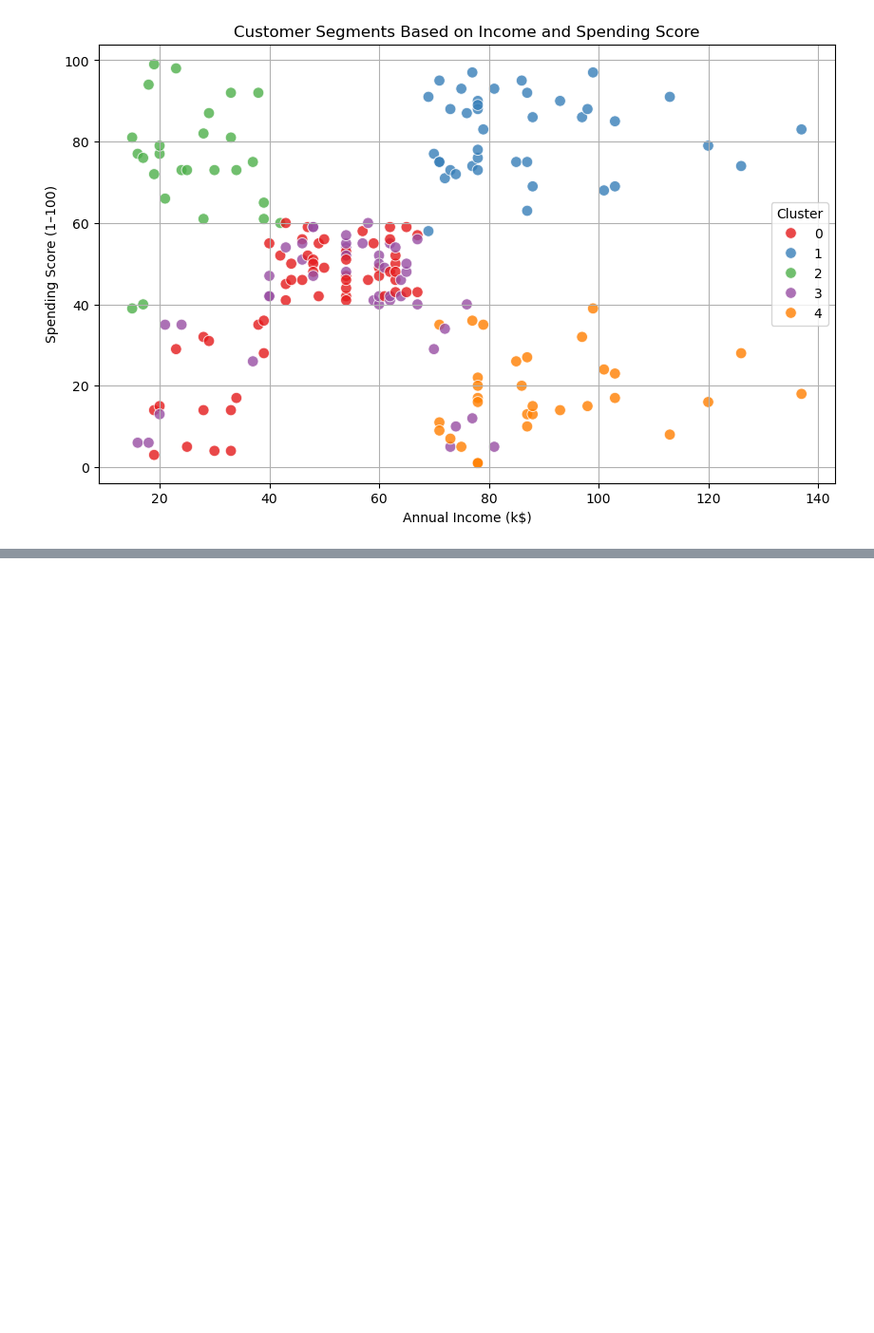
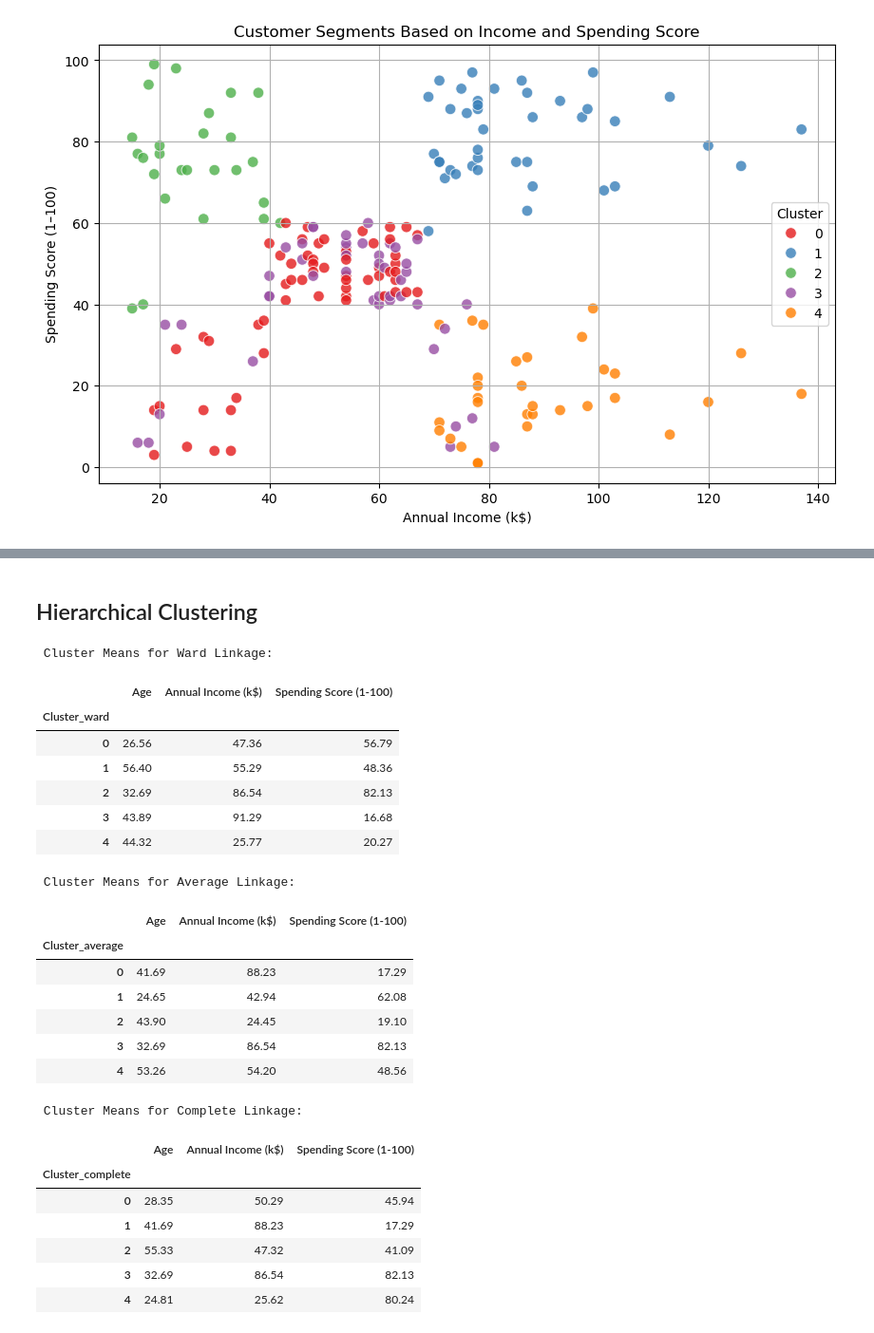
Before and after one commit to HermelaDev/Mall_Customers_Segmentation, a Jupyter notebook: customers.ipynb, the cells around one changed output, grey strips where cells are left out. Shown at 95% size. Saved outputs shown, nothing was run; the diff lists cells and outputs as text; code cells hidden in the pictures; blank space fills up the shorter version.

```diff
--- a/customers.ipynb
+++ b/customers.ipynb
@@ -280,0 +316,42 @@ plt.show()
+# %% [markdown]
+## Hierarchical Clustering
+# %%
+# Try different linkage methods and store results
+linkage_methods = ['ward', 'average', 'complete']
+clusters_dict = {}
+
+for method in linkage_methods:
+    model = AgglomerativeClustering(n_clusters=5, linkage=method)
+    labels = model.fit_predict(scaled_df)
+    clusters_dict[method] = labels
+    df[f'Cluster_{method}'] = labels
+
+# Display average Age, Income, and Spending Score for each cluster in each linkage method
+for method in linkage_methods:
+    print(f"\n Cluster Means for {method.capitalize()} Linkage:")
+    display(df.groupby(f'Cluster_{method}')[['Age', 'Annual Income (k$)', 'Spending Score (1-100)']].mean().round(2))
+# %% [output]
+ Cluster Means for Ward Linkage:
+|  | Age | Annual Income (k$) | Spending Score (1-100) |
+| Cluster_ward |  |  |  |
+| 0 | 26.56 | 47.36 | 56.79 |
+| 1 | 56.40 | 55.29 | 48.36 |
+| 2 | 32.69 | 86.54 | 82.13 |
+| 3 | 43.89 | 91.29 | 16.68 |
+| 4 | 44.32 | 25.77 | 20.27 |
+ Cluster Means for Average Linkage:
+|  | Age | Annual Income (k$) | Spending Score (1-100) |
+| Cluster_average |  |  |  |
+| 0 | 41.69 | 88.23 | 17.29 |
+| 1 | 24.65 | 42.94 | 62.08 |
+| 2 | 43.90 | 24.45 | 19.10 |
+| 3 | 32.69 | 86.54 | 82.13 |
+| 4 | 53.26 | 54.20 | 48.56 |
+ Cluster Means for Complete Linkage:
+|  | Age | Annual Income (k$) | Spending Score (1-100) |
+| Cluster_complete |  |  |  |
+| 0 | 28.35 | 50.29 | 45.94 |
+| 1 | 41.69 | 88.23 | 17.29 |
+| 2 | 55.33 | 47.32 | 41.09 |
+| 3 | 32.69 | 86.54 | 82.13 |
+| 4 | 24.81 | 25.62 | 80.24 |
```
Also changed, not shown: parts of 26 cells of this notebook.
